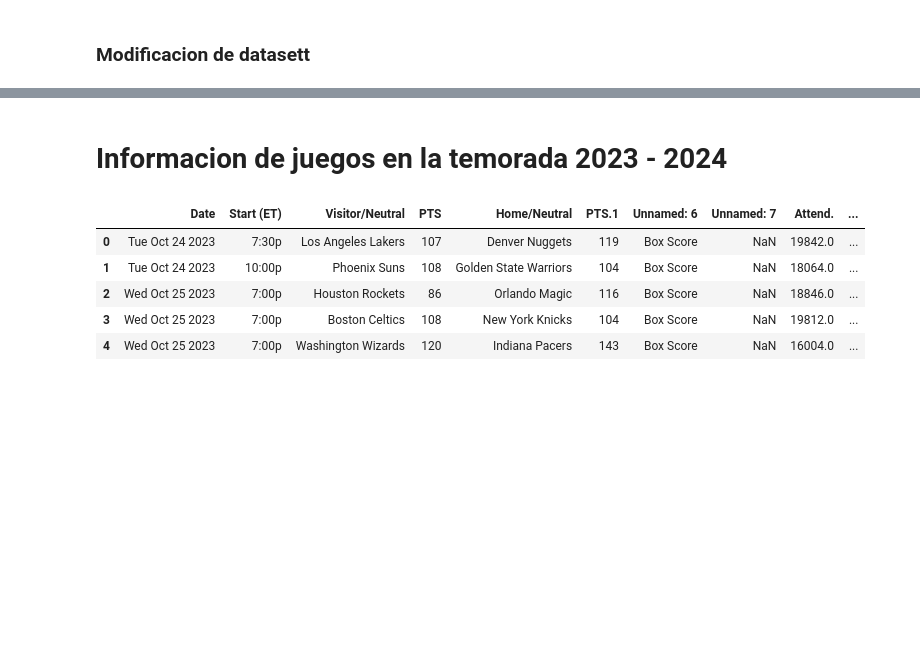
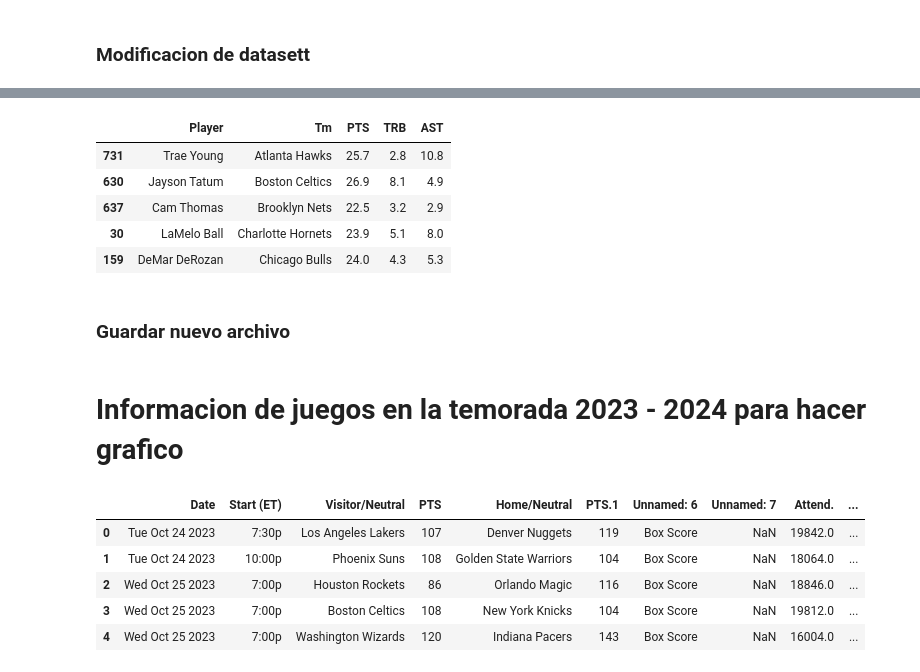
Before and after one commit to tperezv2004/proyecto.github.io, a Jupyter notebook: asses/py/limpieza.ipynb, the cells around one changed output, grey strips where cells are left out. Saved outputs shown, nothing was run; the diff lists cells and outputs as text; code cells hidden in the pictures; blank space fills up the shorter version.

```diff
--- a/asses/py/limpieza.ipynb
+++ b/asses/py/limpieza.ipynb
@@ -161,0 +243,15 @@ memory usage: 172.4+ KB
+# %%
+# Eliminar 'TOT'
+df_star = df_star[df_star['Tm'] != 'TOT']
+# %%
+# Cambiar el nombre del jugador en la fila donde el equipo es 'Dallas Mavericks'
+df_star.loc[df_star['Tm'] == 'Dallas Mavericks', 'Player'] = 'Luka Doncic'
+df_star.loc[df_star['Tm'] == 'Denver Nuggets', 'Player'] = 'Nikola Jokic'
+df_star.head()
+# %% [output]
+|  | Player | Tm | PTS | TRB | AST |
+| 731 | Trae Young | Atlanta Hawks | 25.7 | 2.8 | 10.8 |
+| 630 | Jayson Tatum | Boston Celtics | 26.9 | 8.1 | 4.9 |
+| 637 | Cam Thomas | Brooklyn Nets | 22.5 | 3.2 | 2.9 |
+| 30 | LaMelo Ball | Charlotte Hornets | 23.9 | 5.1 | 8.0 |
+| 159 | DeMar DeRozan | Chicago Bulls | 24.0 | 4.3 | 5.3 |
@@ -161,0 +263,2 @@ memory usage: 172.4+ KB
+# %% [markdown]
+### Guardar nuevo archivo
@@ -162,4 +267,4 @@ memory usage: 172.4+ KB
 # %% [markdown]
-# **Informacion de juegos en la temorada 2023 - 2024**
+# **Informacion de juegos en la temorada 2023 - 2024** para hacer grafico
 # %%
 # Cargar el archivo CSV
```
Also changed, not shown: parts of 13 cells of this notebook, 10 other files.
